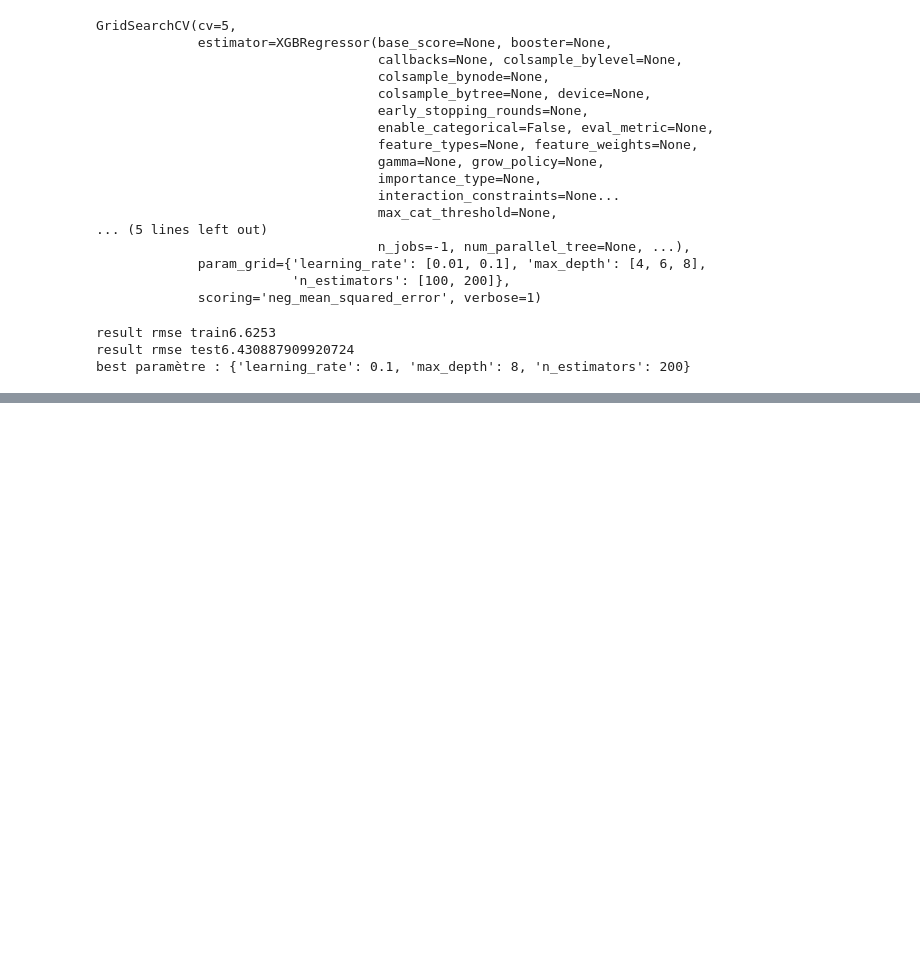
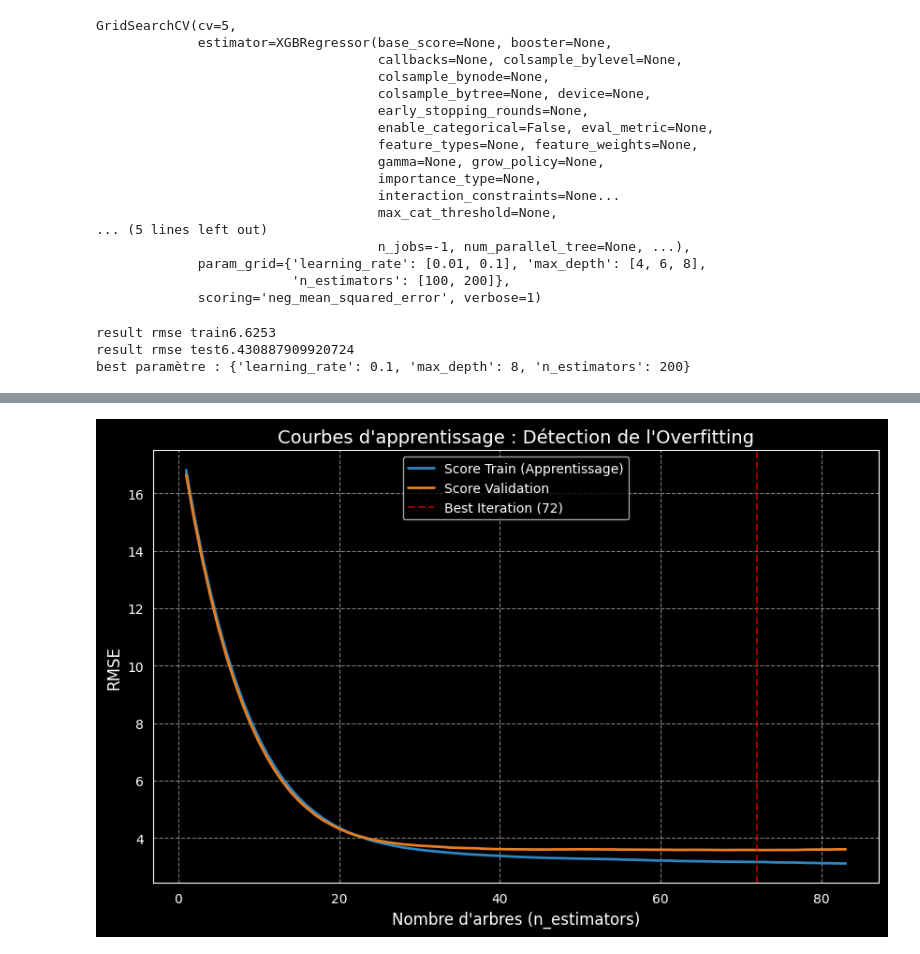
Before and after one commit to Dnewe/projet_big_data_cytech_25, a Jupyter notebook: ex05_ml_prediction_service/tmp.ipynb, the cells around one changed output, grey strips where cells are left out. Saved outputs shown, nothing was run; the diff lists cells and outputs as text; code cells hidden in the pictures; blank space fills up the shorter version.

Commit message:
test.py + debug

```diff
--- a/ex05_ml_prediction_service/tmp.ipynb
+++ b/ex05_ml_prediction_service/tmp.ipynb
@@ -74,7 +74,11 @@ df_clean = df[
     (df['total_amount']>0) &
     (df['tpep_dropoff_datetime']-df['tpep_pickup_datetime']).dt.total_seconds()>0 &
     (df['DOLocationID']<264) &
-    (df['PULocationID']<264)]
+    (df['PULocationID']<264)&
+(df['fare_amount'] > 2.5) & (df['fare_amount'] < 150) &  # Prix réalistes
+    (df['trip_distance'] > 0) & (df['trip_distance'] < 50) & # Distances réalistes
+    (df['passenger_count'] > 0) & (df['passenger_count'] < 7) # Nombre de passagers
+ ]
 
 
 print(f"df {len(df)}")
@@ -102,7 +100,12 @@ Index(['VendorID', 'tpep_pickup_datetime', 'tpep_dropoff_datetime',
 # %%
-features = ["hour","day","duration","VendorID","PULocationID","DOLocationID","passenger_count","RatecodeID","VendorID"]
+features = ["hour","day","duration","VendorID","PULocationID","DOLocationID","passenger_count","RatecodeID","trip_distance"]
 
 X = df_clean[features]
+print(X.head)
 y = df_clean["total_amount"]
 print(X.head())
+categorical_features = ["PULocationID", "DOLocationID", "RatecodeID", "VendorID", "hour", "day"]
+
+for col in categorical_features:
+    df_clean[col] = df_clean[col].astype('category')
 # %% [output]
@@ -208,0 +264,6 @@ print(f"best paramètre : {grid_search_test.best_params_}")
+# %%
+print(y)
+df_clean['test'] = (df_clean['total_amount'] -df_clean['tip_amount'])
+y_notips = (df_clean[['test']])
+print(y_notips)
+y_tips = df_clean[['tip_amount']]
@@ -208,0 +328,27 @@ print(f"best paramètre : {grid_search_test.best_params_}")
+# %%
+import matplotlib.pyplot as plt
+results = model.evals_result()
+train_rmse = results['validation_0']['rmse']
+val_rmse = results['validation_1']['rmse']
+epochs = range(1, len(train_rmse) + 1)
+
+# 3. Création du graphique
+plt.figure(figsize=(10, 6))
+
+plt.plot(epochs, train_rmse, label='Score Train (Apprentissage)', color='#2E86C1', lw=2)
+plt.plot(epochs, val_rmse, label='Score Validation', color='#E67E22', lw=2)
+
+# On marque l'endroit où le modèle s'est arrêté (si Early Stopping a agi)
+best_epoch = model.best_iteration
+plt.axvline(x=best_epoch, color='red', linestyle='--', alpha=0.6, label=f'Best Iteration ({best_epoch})')
+
+# Style et labels
+plt.title('Courbes d\'apprentissage : Détection de l\'Overfitting', fontsize=14)
+plt.xlabel('Nombre d\'arbres (n_estimators)', fontsize=12)
+plt.ylabel('RMSE', fontsize=12)
+plt.legend()
+plt.grid(True, linestyle='--', alpha=0.5)
+
+plt.show()
+# %% [output]
+[figure, added]
```
Also changed, not shown: parts of 9 cells of this notebook, 9 other files.
